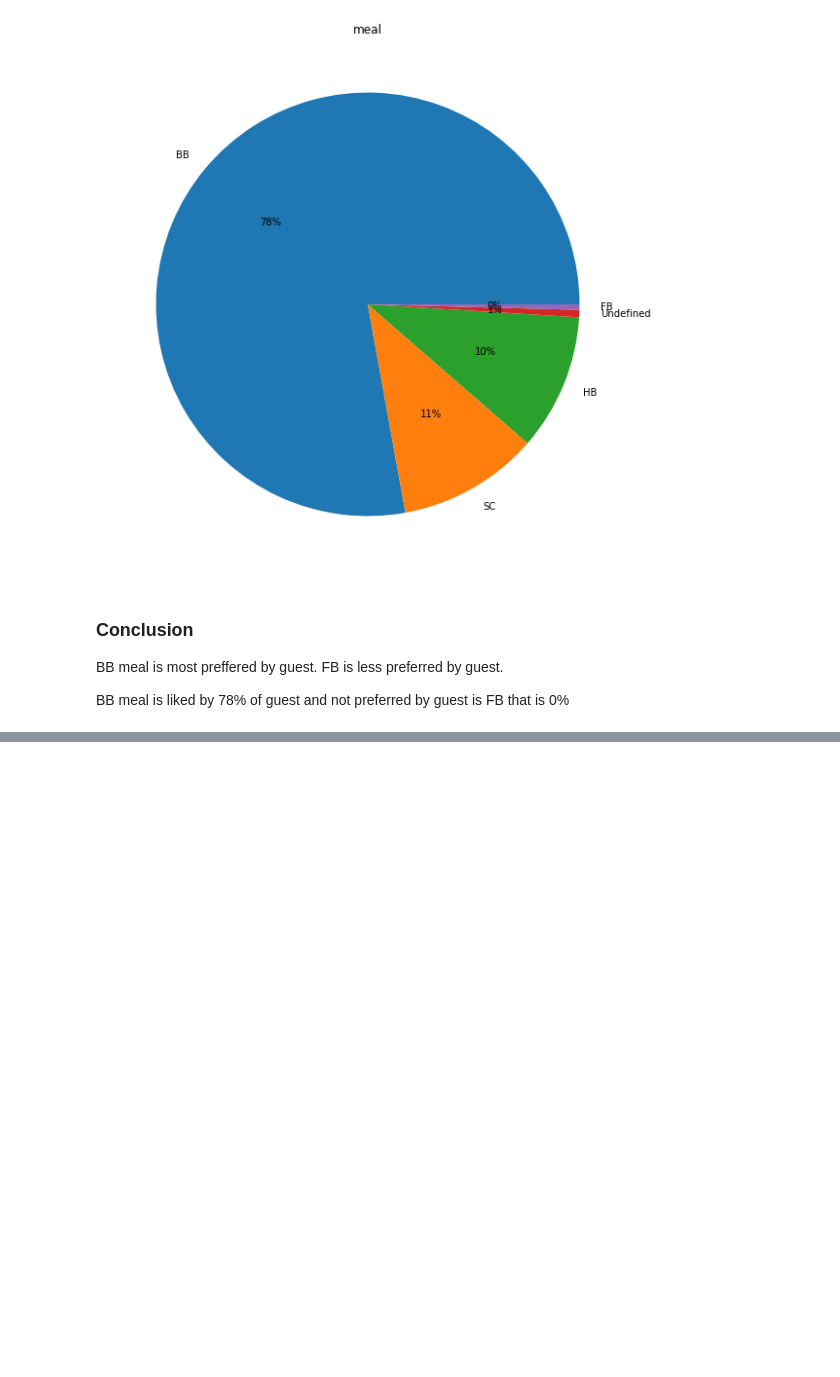
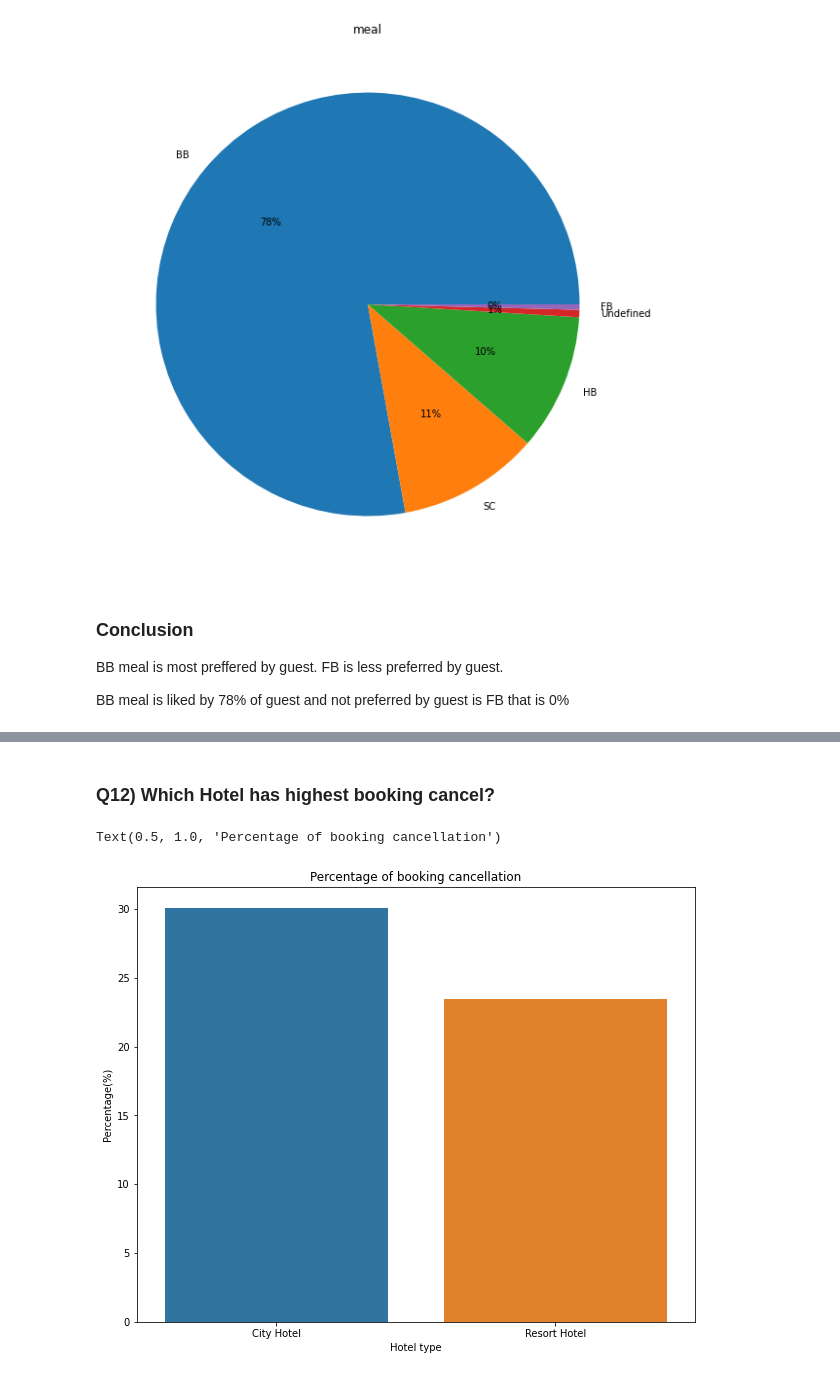
Before and after one commit to kumarsinghashu/EDA-PROJECT-1-Hotel-Booking-Analysis, a Jupyter notebook: EDA_Project1.ipynb, the cells around one changed output, grey strips where cells are left out. Drawn from its saved outputs; the diff is of its cells as text; code cells hidden in the pictures; blank space fills up the shorter version.

```diff
--- a/EDA_Project1.ipynb
+++ b/EDA_Project1.ipynb
@@ -659,0 +714,24 @@ BB meal is liked by 78% of guest and not preferred by guest is FB that is 0%
+# %% [markdown]
+### Q12) Which Hotel has highest booking cancel?
+# %%
+#  Creating a  DataFrame where bookings are cancelled.
+canceled_Hb=Hb1[Hb1['is_canceled']==1]
+
+# Group by hotel
+canceled_Hb=canceled_Hb.groupby('hotel').size().reset_index().rename(columns={0: "no_of_cancelled_bookings"})
+
+# adding all the column for calculating the booking of percentage
+canceled_Hb['total_booikngs']=Hb1.groupby('hotel').size().reset_index().rename(columns={0:"total_bookings"}).drop('hotel',axis=1)
+canceled_Hb
+
+#plotting with the help of barchat
+plt.figure(figsize=(10,8))
+sns.barplot(x=canceled_Hb['hotel'],y=canceled_Hb['no_of_cancelled_bookings']*100/canceled_Hb['total_booikngs'])
+
+#set labels
+plt.xlabel('Hotel type')
+plt.ylabel('Percentage(%)')
+plt.title("Percentage of booking cancellation")
+# %% [output]
+Text(0.5, 1.0, 'Percentage of booking cancellation')
+[figure, added]
```
Also changed, not shown: parts of 24 cells of this notebook.
